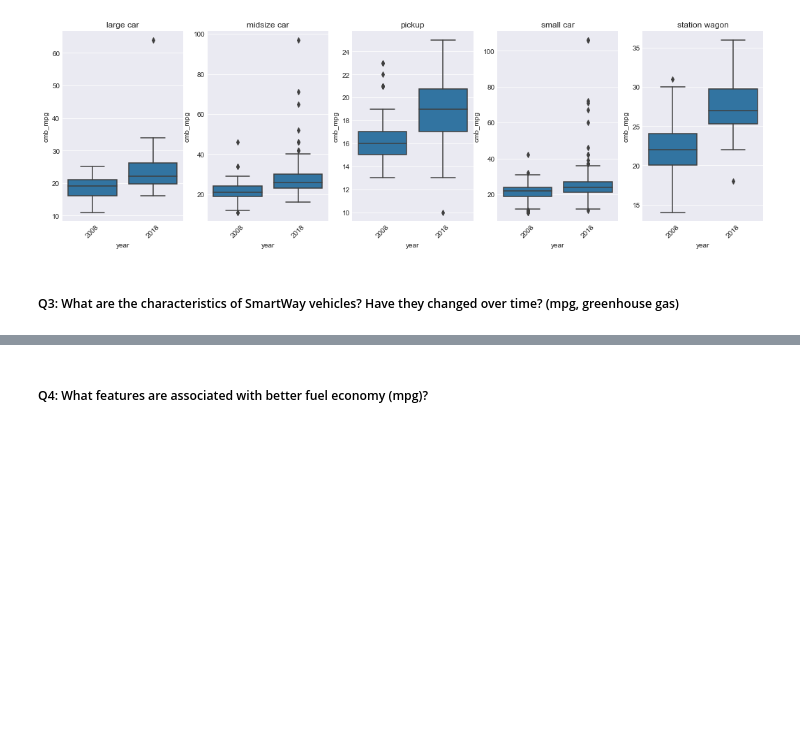
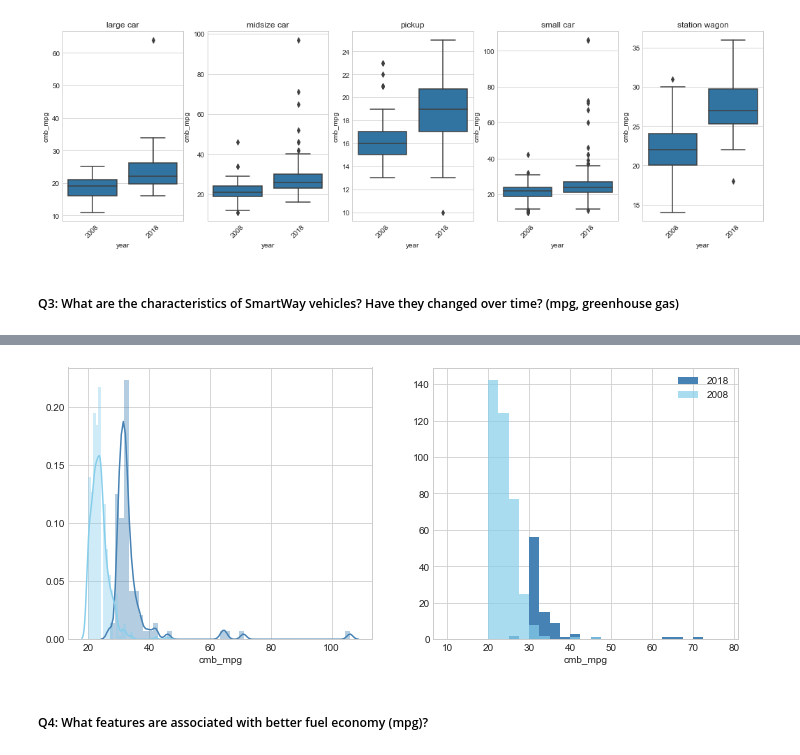
Before and after one commit to VilijaVait/data-analyst-udacity, a Jupyter notebook: exercises/fuel-economy-case-study-data-visuals.ipynb, the cells around one changed output, grey strips where cells are left out. Cells and saved outputs as stored; diff of their text form; code cells hidden in the pictures; blank space fills up the shorter version.

```diff
--- a/exercises/fuel-economy-case-study-data-visuals.ipynb
+++ b/exercises/fuel-economy-case-study-data-visuals.ipynb
@@ -134,2 +160,18 @@ for veh in vehclass:
+# %%
+plt.figure(figsize = [12,5])
+
+plt.subplot(1,2,1)
+sns.distplot(df_fuel[(df_fuel['smartway'] == "Yes")&(df_fuel['year'] == "2018")]['cmb_mpg'], color = 'steelblue')
+sns.distplot(df_fuel[(df_fuel['smartway'] == "yes")&(df_fuel['year'] == "2008")]['cmb_mpg'], color = 'skyblue');
+
+bins = np.arange(10, 80, 2.5)
+plt.subplot(1,2,2)
+plt.hist(df_fuel[(df_fuel['smartway'] == "Yes")&(df_fuel['year'] == "2018")]['cmb_mpg'], bins, alpha=1, label='2018', color = 'steelblue')
+plt.hist(df_fuel[(df_fuel['smartway'] == "yes")&(df_fuel['year'] == "2008")]['cmb_mpg'], bins, alpha=0.7, label='2008', color = 'skyblue')
+plt.legend(loc='upper right')
+plt.xlabel("cmb_mpg")
+plt.show()
+# %% [output]
+[figure, added]
 # %% [markdown]
 ##### Q4: What features are associated with better fuel economy (mpg)?
```
Also changed, not shown: parts of 24 cells of this notebook.
